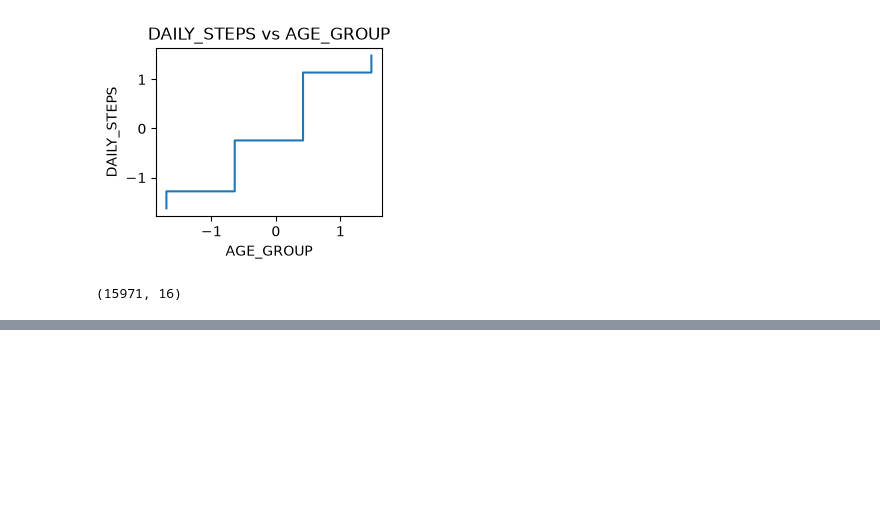
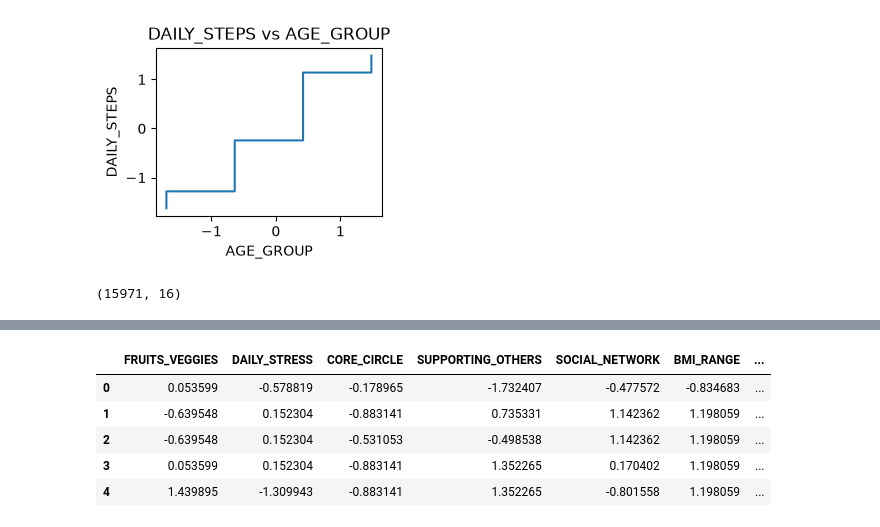
Before and after one commit to Adityaa-KC/Analyzing-the-Impact-of-Eating-Habits-and-Sedentary-Lifestyle-on-Health-Risk-Patterns, a Jupyter notebook: test.ipynb, the cells around one changed output, grey strips where cells are left out. Drawn from its saved outputs; the diff is of its cells as text; code cells hidden in the pictures; blank space fills up the shorter version.

```diff
--- a/test.ipynb
+++ b/test.ipynb
@@ -271,0 +320,9 @@ df_scaled.shape
+# %%
+df_scaled.head()
+# %% [output]
+|  | FRUITS_VEGGIES | DAILY_STRESS | CORE_CIRCLE | SUPPORTING_OTHERS | SOCIAL_NETWORK | BMI_RANGE | ... |
+| 0 | 0.053599 | -0.578819 | -0.178965 | -1.732407 | -0.477572 | -0.834683 | ... |
+| 1 | -0.639548 | 0.152304 | -0.883141 | 0.735331 | 1.142362 | 1.198059 | ... |
+| 2 | -0.639548 | 0.152304 | -0.531053 | -0.498538 | 1.142362 | 1.198059 | ... |
+| 3 | 0.053599 | 0.152304 | -0.883141 | 1.352265 | 0.170402 | 1.198059 | ... |
+| 4 | 1.439895 | -1.309943 | -0.883141 | 1.352265 | -0.801558 | 1.198059 | ... |
```
Also changed, not shown: parts of 1 cell of this notebook, 1 other file.
